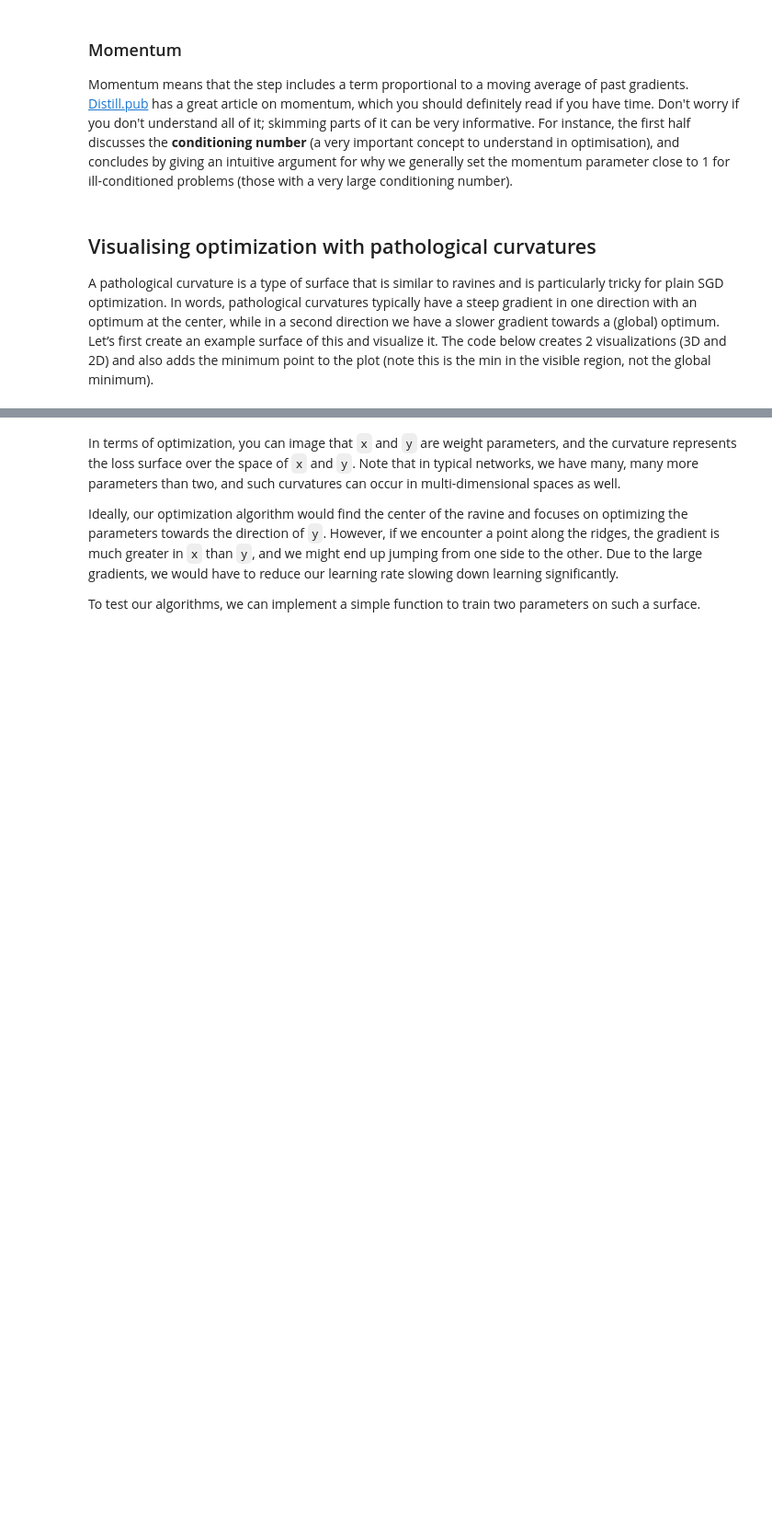
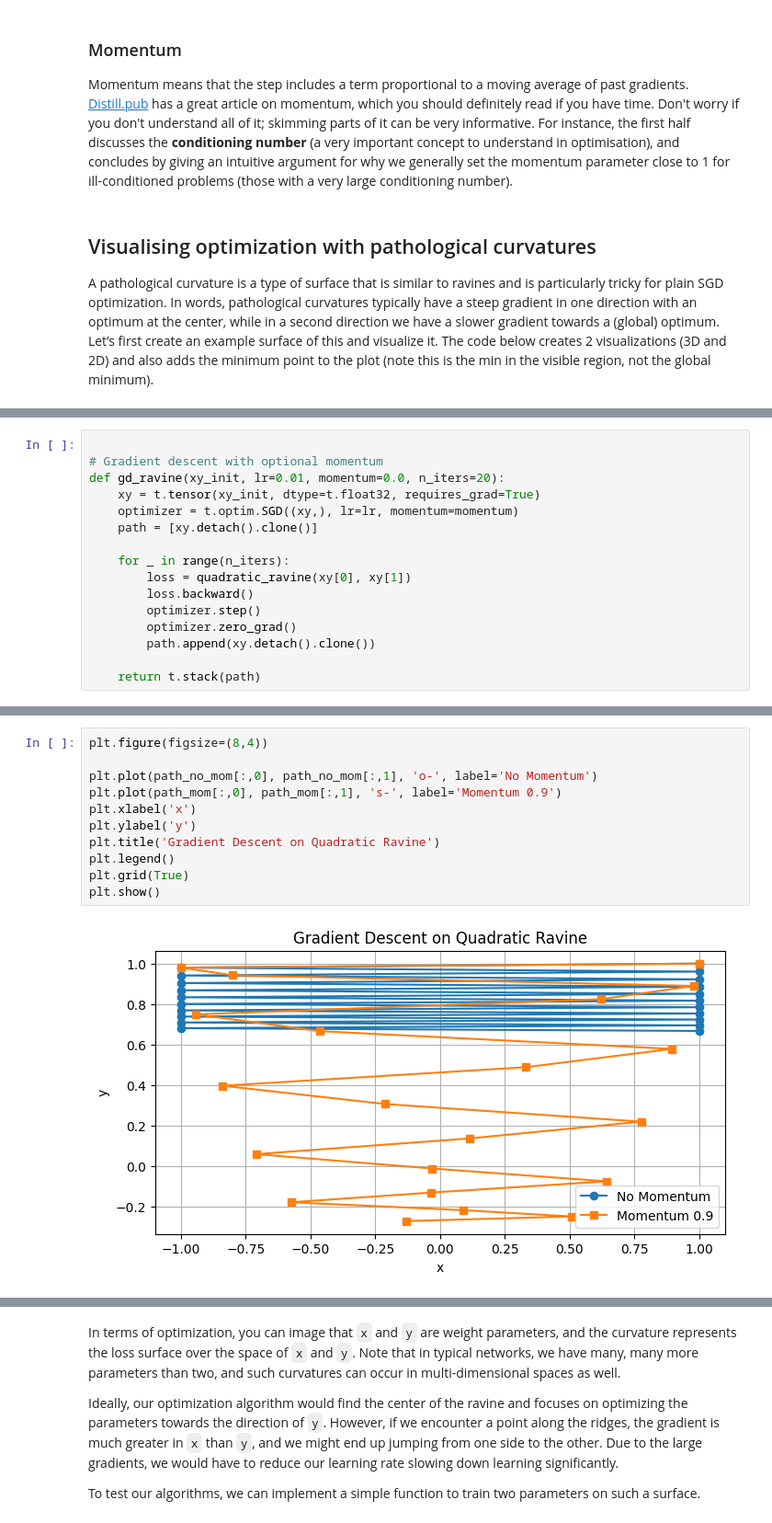
Before and after one commit to deadex-ng/arena, a Jupyter notebook: chapter0_fundamentals/exercises/part3_optimization/0.3_Optimization_exercises.ipynb, the cells around one changed output, grey strips where cells are left out. Shown at 92% size. Saved outputs shown, nothing was run; the diff lists cells and outputs as text; blank space fills up the shorter version.

```diff
--- a/chapter0_fundamentals/exercises/part3_optimization/0.3_Optimization_exercises.ipynb
+++ b/chapter0_fundamentals/exercises/part3_optimization/0.3_Optimization_exercises.ipynb
@@ -242,0 +283,16 @@ A pathological curvature is a type of surface that is similar to ravines and is
+# %%
+
+# Gradient descent with optional momentum
+def gd_ravine(xy_init, lr=0.01, momentum=0.0, n_iters=20):
+    xy = t.tensor(xy_init, dtype=t.float32, requires_grad=True)
+    optimizer = t.optim.SGD((xy,), lr=lr, momentum=momentum)
+    path = [xy.detach().clone()]
+
+    for _ in range(n_iters):
+        loss = quadratic_ravine(xy[0], xy[1])
+        loss.backward()
+        optimizer.step()
+        optimizer.zero_grad()
+        path.append(xy.detach().clone())
+
+    return t.stack(path)
@@ -243,3 +309,16 @@ A pathological curvature is a type of surface that is similar to ravines and is
+# %%
+plt.figure(figsize=(8,4))
+
+plt.plot(path_no_mom[:,0], path_no_mom[:,1], 'o-', label='No Momentum')
+plt.plot(path_mom[:,0], path_mom[:,1], 's-', label='Momentum 0.9')
+plt.xlabel('x')
+plt.ylabel('y')
+plt.title('Gradient Descent on Quadratic Ravine')
+plt.legend()
+plt.grid(True)
+plt.show()
+# %% [output]
+[figure, added]
 # %%
 def pathological_curve_loss(x: Tensor, y: Tensor):
     # Example of a pathological curvature. There are many more possible, feel free to experiment here!
```
Also changed, not shown: parts of 7 cells of this notebook.
